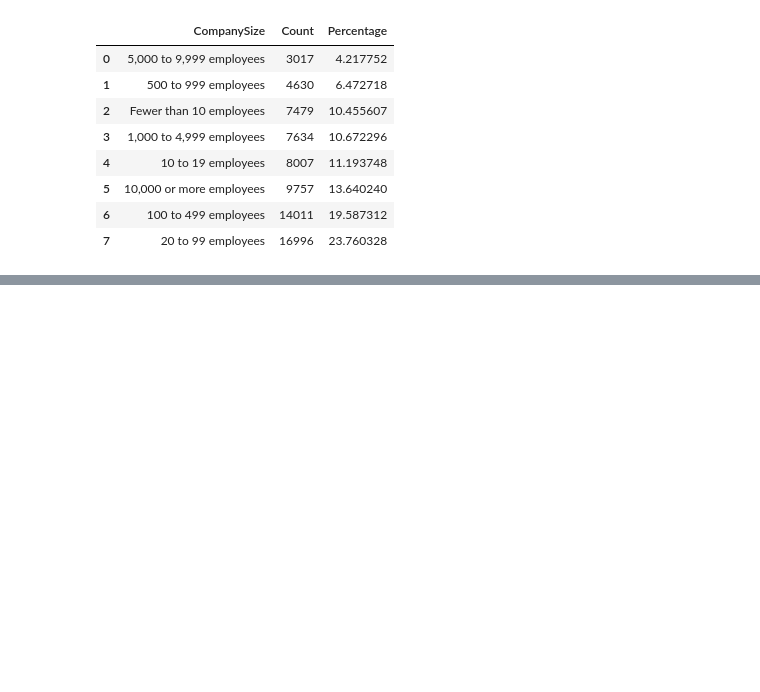
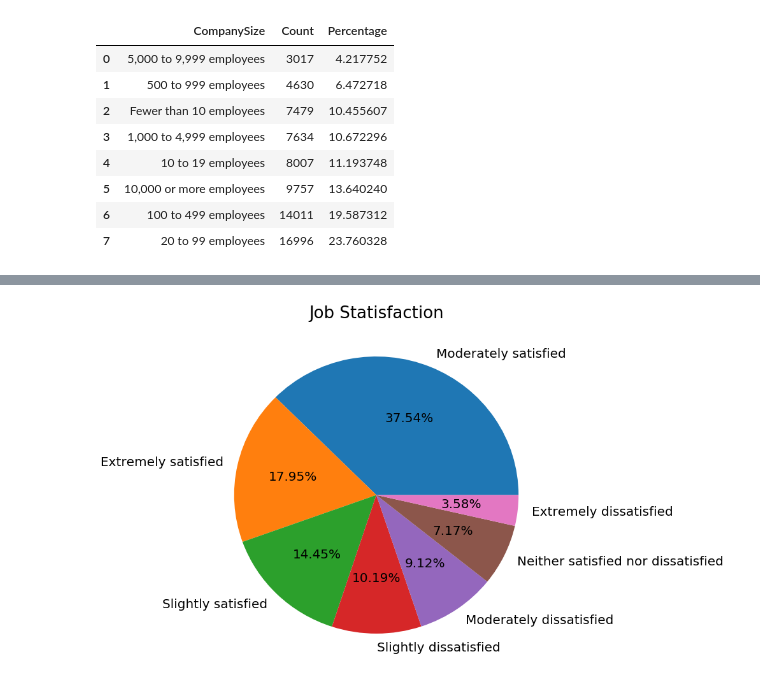
Before and after one commit to kuldeepemol/tech-nerds, a Jupyter notebook: Work-Career-analysis.ipynb, the cells around one changed output, grey strips where cells are left out. Cells and saved outputs as stored; diff of their text form; code cells hidden in the pictures; blank space fills up the shorter version.

```diff
--- a/Work-Career-analysis.ipynb
+++ b/Work-Career-analysis.ipynb
@@ -74,0 +138,4 @@ plt.savefig('Images/company-size-distribution.png', bbox_inches='tight')
+# %%
+# Current Job Statisfaction
+job_statisfaction_df = df[['Respondent', 'JobSatisfaction']].dropna(how='any')
+job_statisfaction_df['JobSatisfaction'].value_counts()
@@ -74,0 +151,10 @@ plt.savefig('Images/company-size-distribution.png', bbox_inches='tight')
+# %%
+# Plot Job Statisfaction in Pie
+plt.figure(figsize=(10,10))
+plt.pie(job_statisfaction_df['JobSatisfaction'].value_counts(),
+        labels=job_statisfaction_df['JobSatisfaction'].value_counts().index,
+        autopct='%.2f%%', rotatelabels=0, textprops={'fontsize': 20})
+plt.title('Job Statisfaction', fontsize=26)
+plt.savefig('Images/job-statisfaction-piechart.png', bbox_inches='tight')
+# %% [output]
+[figure, added]
```
Also changed, not shown: parts of 16 cells of this notebook, 8 other files.
